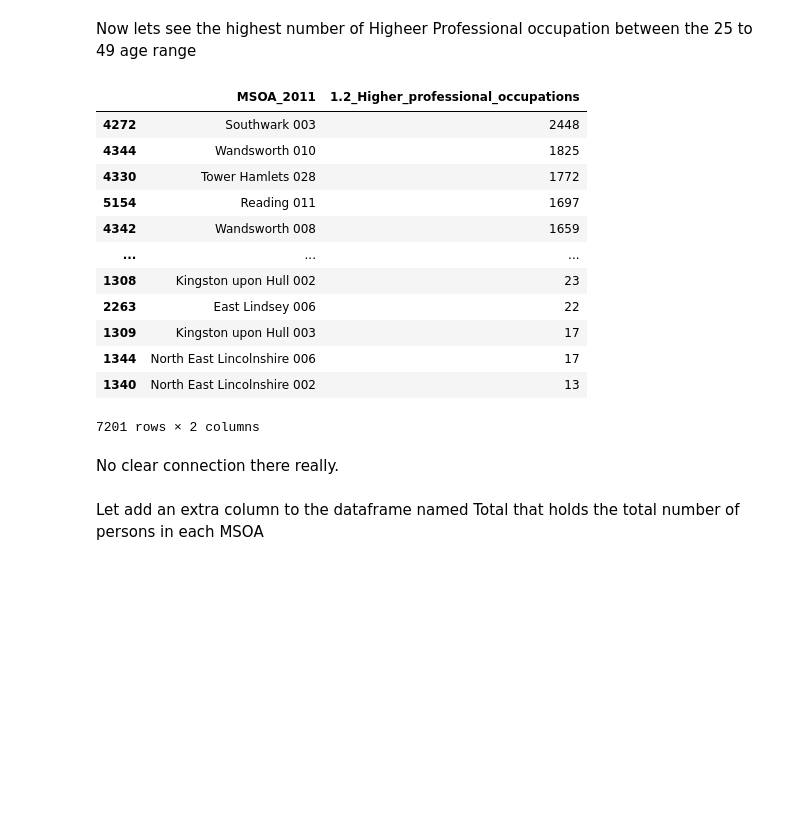
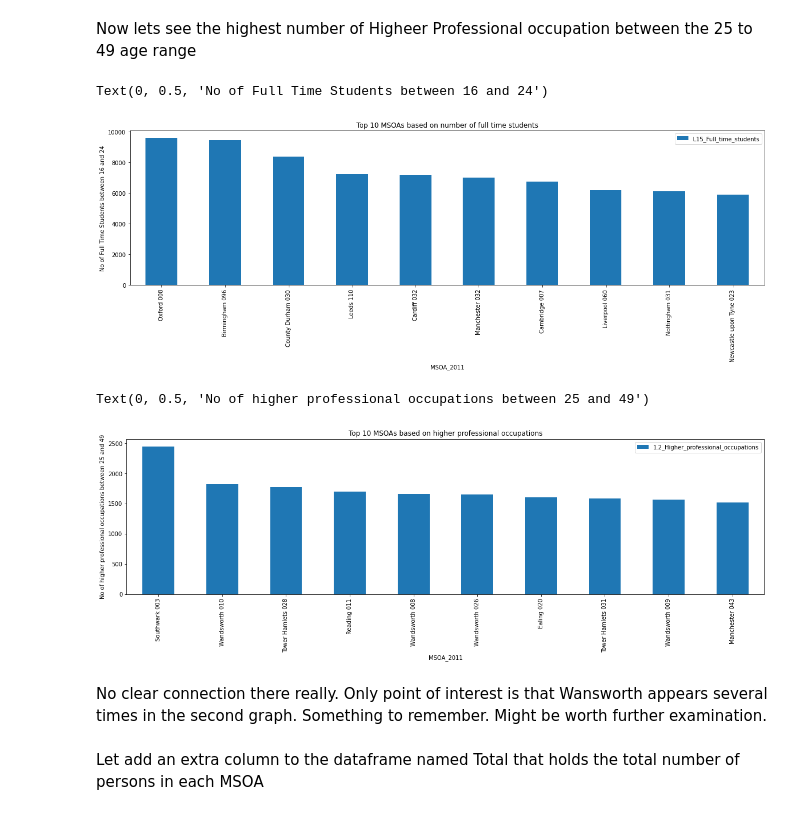
Before and after one commit to HamedPour/TM351_EMA, a Jupyter notebook: EMA_nootbook.ipynb, the cells around one changed output. Drawn from its saved outputs; the diff is of its cells as text; code cells hidden in the pictures; blank space fills up the shorter version.

Commit message:
created 2 more charts

```diff
--- a/EMA_nootbook.ipynb
+++ b/EMA_nootbook.ipynb
@@ -130,4 +134,4 @@ df4.head(3)
 Lets look at the MSOAs with the highest number of students in the 16 to 24 age range.
 # %%
 students_16_24 = df1[["MSOA_2011", "L15_Full_time_students"]]
-students_16_24.sort_values(["L15_Full_time_students"], ascending=False)
+students_16_24_sorted = students_16_24.sort_values(["L15_Full_time_students"], ascending=False)
@@ -149,23 +139,25 @@ students_16_24.sort_values(["L15_Full_time_students"], ascending=False)
 Now lets see the highest number of Higheer Professional occupation between the 25 to 49 age range
 # %%
 higher_professional_25_49 = df2[["MSOA_2011", "1.2_Higher_professional_occupations"]]
-higher_professional_25_49.sort_values(["1.2_Higher_professional_occupations"], ascending=False)
+higher_professional_25_49_sorted = higher_professional_25_49.sort_values(["1.2_Higher_professional_occupations"], ascending=False)
-# %% [output]
-|  | MSOA_2011 | 1.2_Higher_professional_occupations |
-| 4272 | Southwark 003 | 2448 |
-| 4344 | Wandsworth 010 | 1825 |
-| 4330 | Tower Hamlets 028 | 1772 |
-| 5154 | Reading 011 | 1697 |
-| 4342 | Wandsworth 008 | 1659 |
-| ... | ... | ... |
-| 1308 | Kingston upon Hull 002 | 23 |
-| 2263 | East Lindsey 006 | 22 |
-| 1309 | Kingston upon Hull 003 | 17 |
-| 1344 | North East Lincolnshire 006 | 17 |
-| 1340 | North East Lincolnshire 002 | 13 |
-7201 rows × 2 columns
-# %% [markdown]
-No clear connection there really.
+# %%
+top10_students = students_16_24_sorted.head(10)
+ax = top10_students.plot(x="MSOA_2011", y="L15_Full_time_students", kind="bar", figsize=(20, 5))
+ax.set_title("Top 10 MSOAs based on number of full time students")
+ax.set_ylabel("No of Full Time Students between 16 and 24")
+# %% [output]
+Text(0, 0.5, 'No of Full Time Students between 16 and 24')
+[figure, added]
+# %%
+top10_professional = higher_professional_25_49_sorted.head(10)
+ax = top10_professional.plot(x="MSOA_2011", y="1.2_Higher_professional_occupations", kind="bar", figsize=(20, 5))
+ax.set_title("Top 10 MSOAs based on higher professional occupations")
+ax.set_ylabel("No of higher professional occupations between 25 and 49")
+# %% [output]
+Text(0, 0.5, 'No of higher professional occupations between 25 and 49')
+[figure, added]
+# %% [markdown]
+No clear connection there really. Only point of interest is that Wansworth appears several times in the second graph. Something to remember. Might be worth further examination.
 # %% [markdown]
 Let add an extra column to the dataframe named Total that holds the total number of persons in each MSOA
 # %%
```
Also changed, not shown: parts of 6 cells of this notebook.
